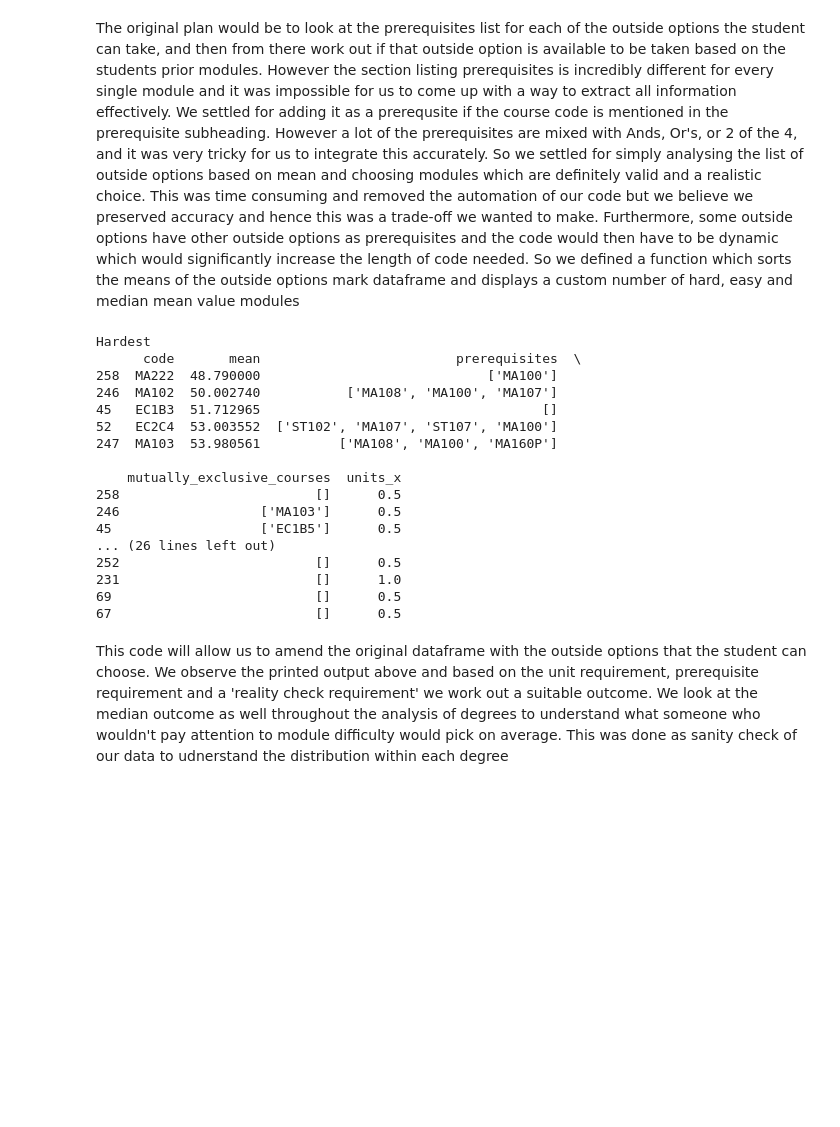
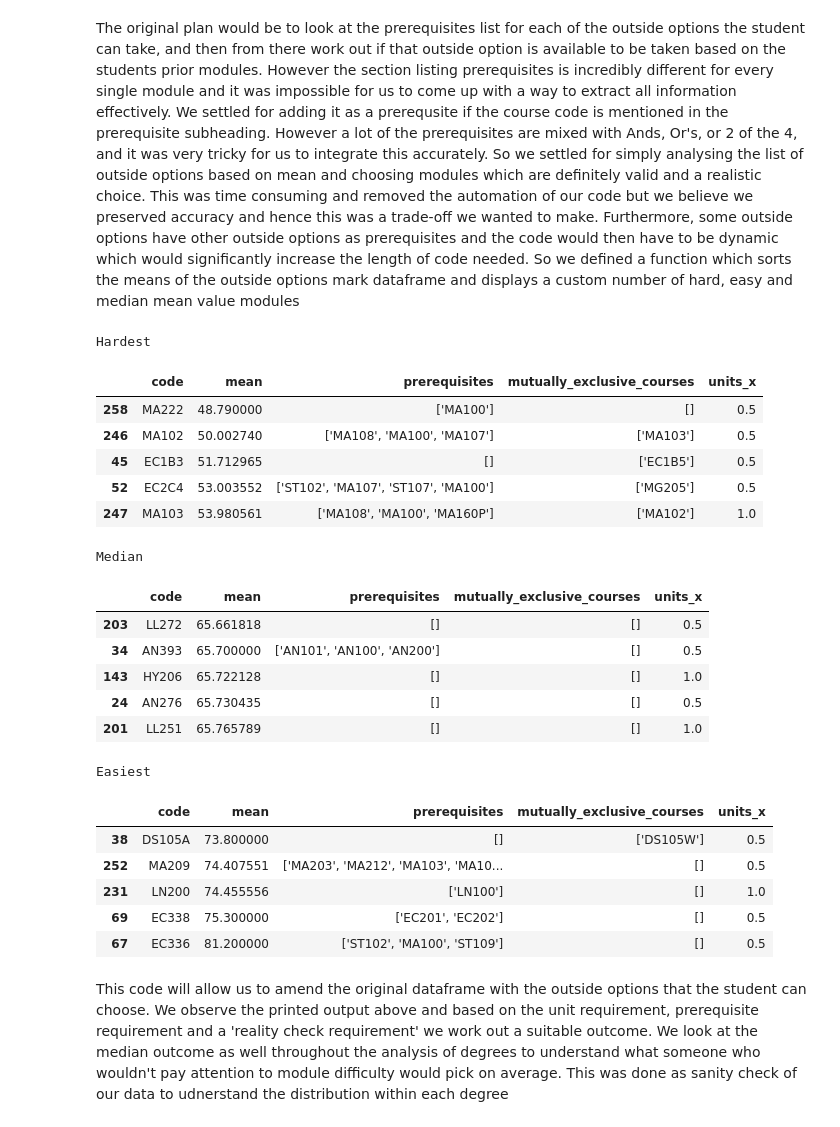
Before and after one commit to MaSe1010/project2, a Jupyter notebook: final_report.ipynb, the cells around one changed output. Cells and saved outputs as stored; diff of their text form; code cells hidden in the pictures; blank space fills up the shorter version.

```diff
--- a/final_report.ipynb
+++ b/final_report.ipynb
@@ -572,40 +540,35 @@ year_1_combos_dffi4
 The original plan would be to look at the prerequisites list for each of the outside options the student can take, and then from there work out if that outside option is available to be taken based on the students prior modules. However the section listing prerequisites is incredibly different for every single module and it was impossible for us to come up with a way to extract all information effectively. We settled for adding it as a prerequsite if the course code is mentioned in the prerequisite subheading. However a lot of the prerequisites are mixed with Ands, Or's, or 2 of the 4, and it was very tricky for us to integrate this accurately. So we settled for simply analysing the list of outside options based on mean and choosing modules which are definitely valid and a realistic choice. This was time consuming and removed the automation of our code but we believe we preserved accuracy and hence this was a trade-off we wanted to make.  Furthermore, some outside options have other outside options as prerequisites and the code would then have to be dynamic which would significantly increase the length of code needed. So we defined a function which sorts the means of the outside options mark dataframe and displays a custom number of hard, easy and median mean value modules
 # %%
 def print_sorted_by_mean(dataframe, num=5):
+    df = dataframe.dropna(subset=['mean']).sort_values(by='mean')
+    print('Hardest'); display(df.iloc[:num][['code', 'mean', 'prerequisites', 'mutually_exclusive_courses','units_x']])
+    print('Median'); display(df.iloc[len(df)//2 - num//2 : len(df)//2 + num//2 + (num%2)][['code', 'mean', 'prerequisites', 'mutually_exclusive_courses','units_x']])
+    print('Easiest'); display(df.iloc[-num:][['code', 'mean', 'prerequisites', 'mutually_exclusive_courses','units_x']])
 
-    dataframe_clean = dataframe.dropna(subset=['mean'])
-
-    sorted_df = dataframe_clean.sort_values(by='mean')
-    lowest_rows = sorted_df.iloc[0:num]
-    median_rows = sorted_df.iloc[len(sorted_df) // 2 - num // 2 : len(sorted_df) // 2 + num // 2 + (num % 2)]
-    highest_rows = sorted_df.iloc[len(sorted_df) - num: len(sorted_df)]
-
-    print('Hardest')
-    print(lowest_rows[['code', 'mean', 'prerequisites', 'mutually_exclusive_courses','units_x']])
-    print('Median')
-    print(median_rows[['code', 'mean', 'prerequisites', 'mutually_exclusive_courses','units_x']])
-    print('Easiest')
-    print(highest_rows[['code', 'mean', 'prerequisites', 'mutually_exclusive_courses','units_x']])
 
 print_sorted_by_mean(outside_options_marks,num=5)
 # %% [output]
 Hardest
-      code       mean                         prerequisites  \
-258  MA222  48.790000                             ['MA100']
-246  MA102  50.002740           ['MA108', 'MA100', 'MA107']
-45   EC1B3  51.712965                                    []
-52   EC2C4  53.003552  ['ST102', 'MA107', 'ST107', 'MA100']
-247  MA103  53.980561          ['MA108', 'MA100', 'MA160P']
-
-    mutually_exclusive_courses  units_x
-258                         []      0.5
-246                  ['MA103']      0.5
-45                   ['EC1B5']      0.5
-... (26 lines left out)
-252                         []      0.5
-231                         []      1.0
-69                          []      0.5
-67                          []      0.5
+|  | code | mean | prerequisites | mutually_exclusive_courses | units_x |
+| 258 | MA222 | 48.790000 | ['MA100'] | [] | 0.5 |
+| 246 | MA102 | 50.002740 | ['MA108', 'MA100', 'MA107'] | ['MA103'] | 0.5 |
+| 45 | EC1B3 | 51.712965 | [] | ['EC1B5'] | 0.5 |
+| 52 | EC2C4 | 53.003552 | ['ST102', 'MA107', 'ST107', 'MA100'] | ['MG205'] | 0.5 |
+| 247 | MA103 | 53.980561 | ['MA108', 'MA100', 'MA160P'] | ['MA102'] | 1.0 |
+Median
+|  | code | mean | prerequisites | mutually_exclusive_courses | units_x |
+| 203 | LL272 | 65.661818 | [] | [] | 0.5 |
+| 34 | AN393 | 65.700000 | ['AN101', 'AN100', 'AN200'] | [] | 0.5 |
+| 143 | HY206 | 65.722128 | [] | [] | 1.0 |
+| 24 | AN276 | 65.730435 | [] | [] | 0.5 |
+| 201 | LL251 | 65.765789 | [] | [] | 1.0 |
+Easiest
+|  | code | mean | prerequisites | mutually_exclusive_courses | units_x |
+| 38 | DS105A | 73.800000 | [] | ['DS105W'] | 0.5 |
+| 252 | MA209 | 74.407551 | ['MA203', 'MA212', 'MA103', 'MA10... | [] | 0.5 |
+| 231 | LN200 | 74.455556 | ['LN100'] | [] | 1.0 |
+| 69 | EC338 | 75.300000 | ['EC201', 'EC202'] | [] | 0.5 |
+| 67 | EC336 | 81.200000 | ['ST102', 'MA100', 'ST109'] | [] | 0.5 |
 # %% [markdown]
 This code will allow us to amend the original dataframe with the outside options that the student can choose. We observe the printed output above and based on the unit requirement, prerequisite requirement and a 'reality check requirement' we work out a suitable outcome. We look at the median outcome as well throughout the analysis of degrees to understand what someone who wouldn't pay attention to module difficulty would pick on average. This was done as sanity check of our data to udnerstand the distribution within each degree
 # %%
```
Also changed, not shown: parts of 14 cells of this notebook, 1 other file.
